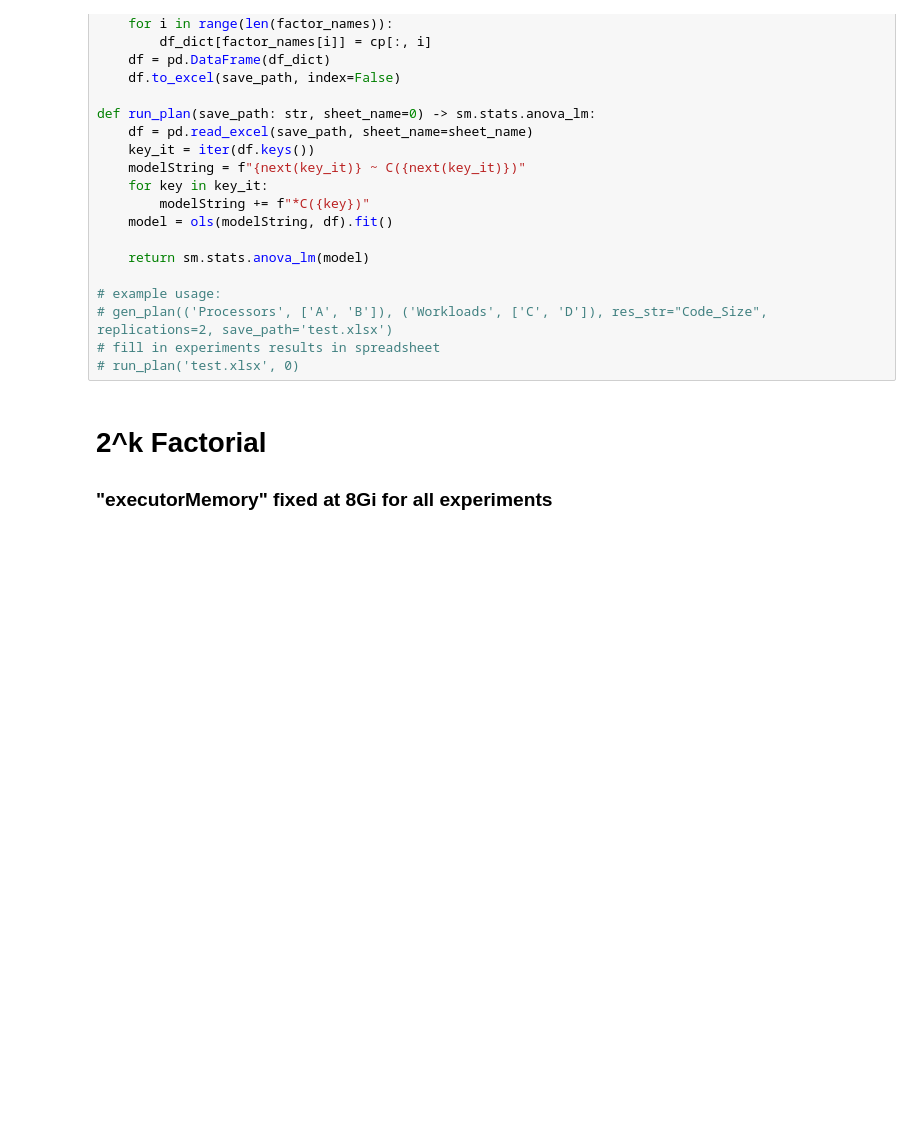
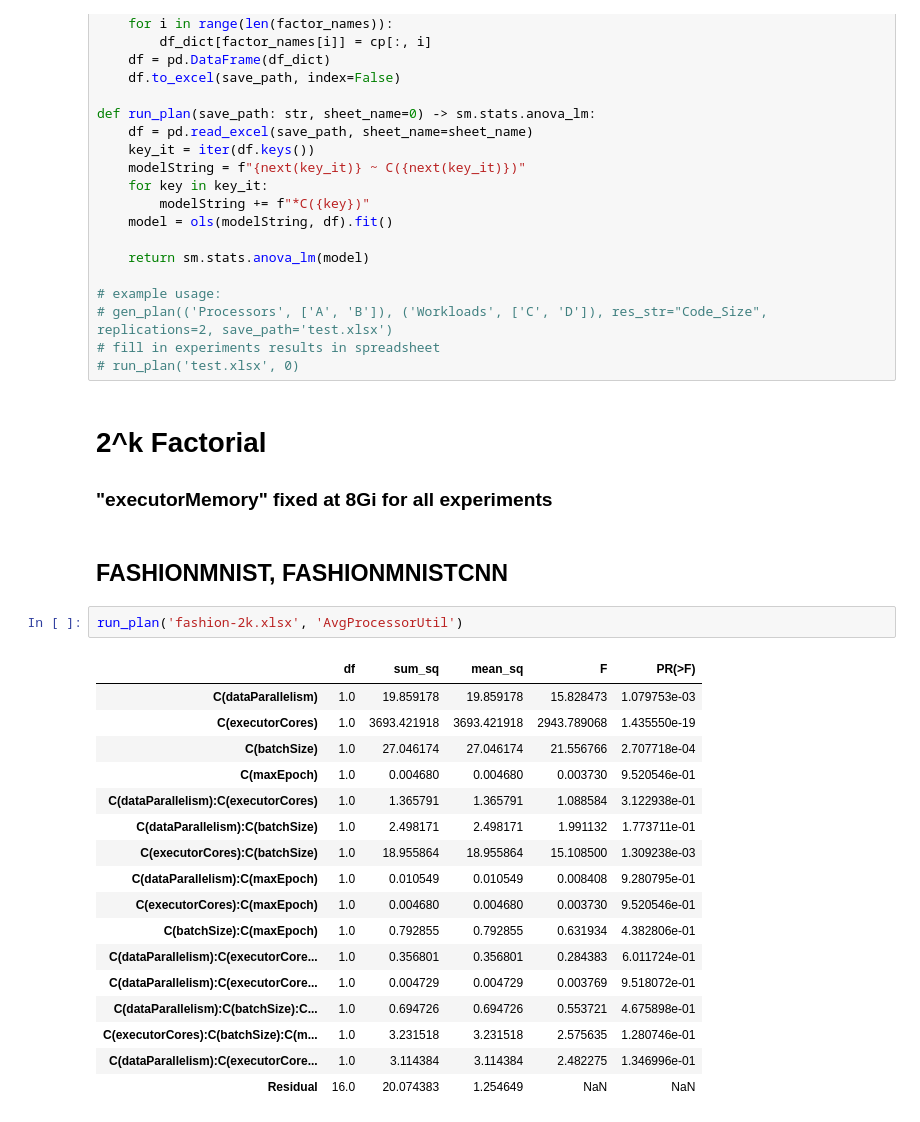
Before and after one commit to AbeleMM/fltk-testbed, a Jupyter notebook: jupyter/fltk_analysis.ipynb, the cells around one changed output. Drawn from its saved outputs; the diff is of its cells as text; blank space fills up the shorter version.

```diff
--- a/jupyter/fltk_analysis.ipynb
+++ b/jupyter/fltk_analysis.ipynb
@@ -41,3 +41,25 @@ def run_plan(save_path: str, sheet_name=0) -> sm.stats.anova_lm:
 # %% [markdown]
 # 2^k Factorial
 ### "executorMemory" fixed at 8Gi for all experiments
+# %% [markdown]
+## FASHIONMNIST, FASHIONMNISTCNN
+# %%
+run_plan('fashion-2k.xlsx', 'AvgProcessorUtil')
+# %% [output]
+|  | df | sum_sq | mean_sq | F | PR(>F) |
+| C(dataParallelism) | 1.0 | 19.859178 | 19.859178 | 15.828473 | 1.079753e-03 |
+| C(executorCores) | 1.0 | 3693.421918 | 3693.421918 | 2943.789068 | 1.435550e-19 |
+| C(batchSize) | 1.0 | 27.046174 | 27.046174 | 21.556766 | 2.707718e-04 |
+| C(maxEpoch) | 1.0 | 0.004680 | 0.004680 | 0.003730 | 9.520546e-01 |
+| C(dataParallelism):C(executorCores) | 1.0 | 1.365791 | 1.365791 | 1.088584 | 3.122938e-01 |
+| C(dataParallelism):C(batchSize) | 1.0 | 2.498171 | 2.498171 | 1.991132 | 1.773711e-01 |
+| C(executorCores):C(batchSize) | 1.0 | 18.955864 | 18.955864 | 15.108500 | 1.309238e-03 |
+| C(dataParallelism):C(maxEpoch) | 1.0 | 0.010549 | 0.010549 | 0.008408 | 9.280795e-01 |
+| C(executorCores):C(maxEpoch) | 1.0 | 0.004680 | 0.004680 | 0.003730 | 9.520546e-01 |
+| C(batchSize):C(maxEpoch) | 1.0 | 0.792855 | 0.792855 | 0.631934 | 4.382806e-01 |
+| C(dataParallelism):C(executorCore... | 1.0 | 0.356801 | 0.356801 | 0.284383 | 6.011724e-01 |
+| C(dataParallelism):C(executorCore... | 1.0 | 0.004729 | 0.004729 | 0.003769 | 9.518072e-01 |
+| C(dataParallelism):C(batchSize):C... | 1.0 | 0.694726 | 0.694726 | 0.553721 | 4.675898e-01 |
+| C(executorCores):C(batchSize):C(m... | 1.0 | 3.231518 | 3.231518 | 2.575635 | 1.280746e-01 |
+| C(dataParallelism):C(executorCore... | 1.0 | 3.114384 | 3.114384 | 2.482275 | 1.346996e-01 |
+| Residual | 16.0 | 20.074383 | 1.254649 | NaN | NaN |
```
Also changed, not shown: parts of 6 cells of this notebook, 2 other files.
